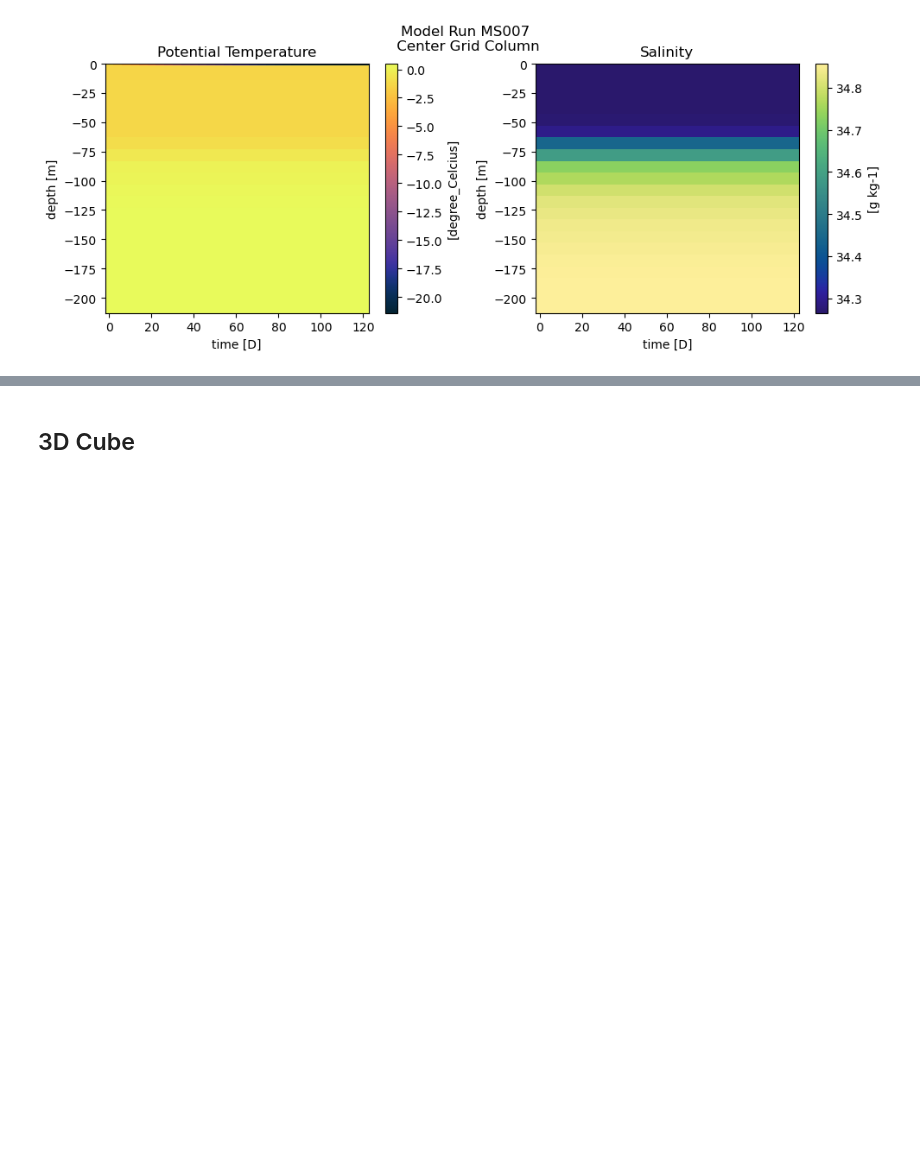
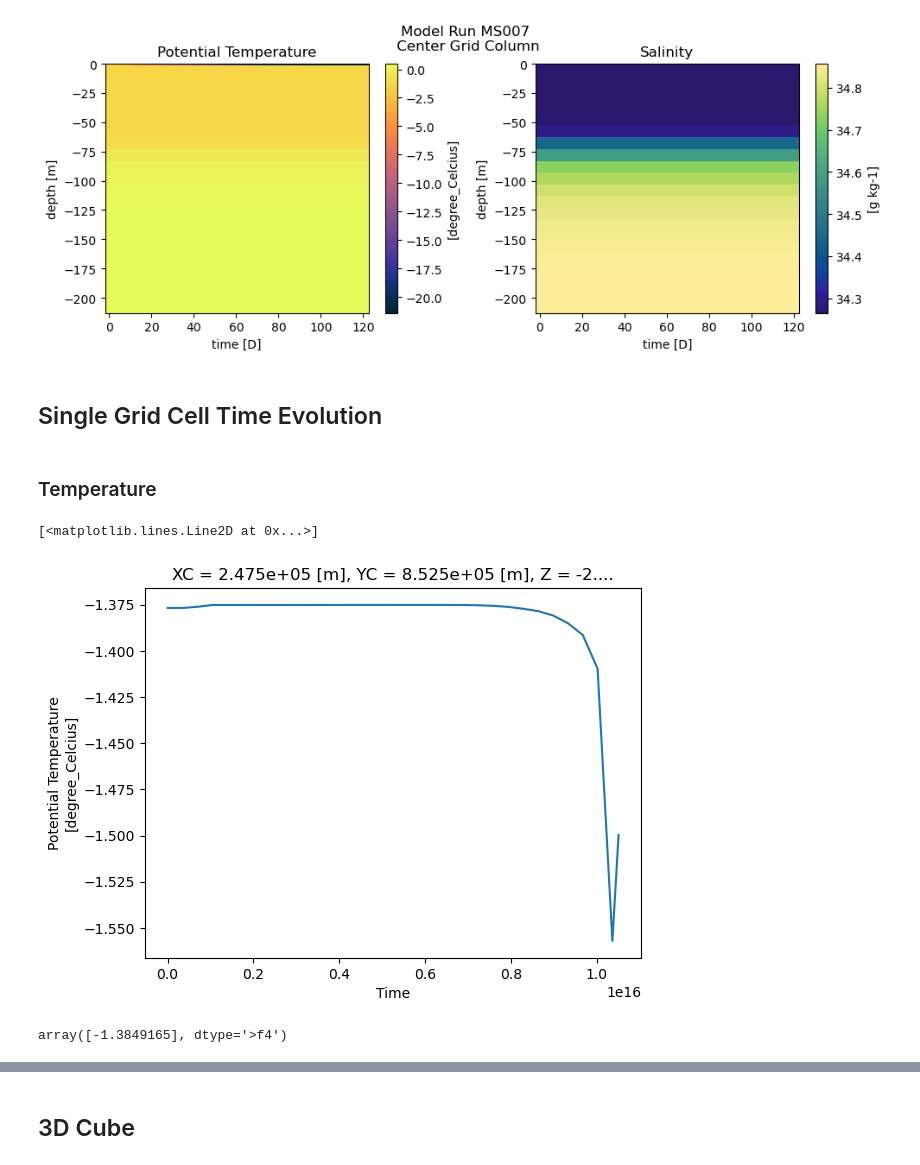
Before and after one commit to marlene-schramm/MSc_data_analysis, a Jupyter notebook: Look_at_Output.ipynb, the cells around one changed output, grey strips where cells are left out. Drawn from its saved outputs; the diff is of its cells as text; code cells hidden in the pictures; blank space fills up the shorter version.

Commit message:
single grid cell time evolution

```diff
--- a/Look_at_Output.ipynb
+++ b/Look_at_Output.ipynb
@@ -104,3 +104,17 @@ fig.suptitle("Model Run " + model_run + "\n Center Grid Column")
 # %% [output]
 Text(0.5, 0.98, 'Model Run MS007\n Center Grid Column')
 [figure]
+# %% [markdown]
+## Single Grid Cell Time Evolution
+# %% [markdown]
+### Temperature
+# %%
+ds["T"].isel(XC = 4, Z =1, YC = 15).plot()
+# %% [output]
+[<matplotlib.lines.Line2D at 0x...>]
+[figure, added]
+# %%
+ds["T"].min().values
+ds["T"].isel(XC = 8, Z =0, YC = 15).values
+# %% [output]
+array([-1.3849165], dtype='>f4')
```
Also changed, not shown: parts of 3 cells of this notebook.
